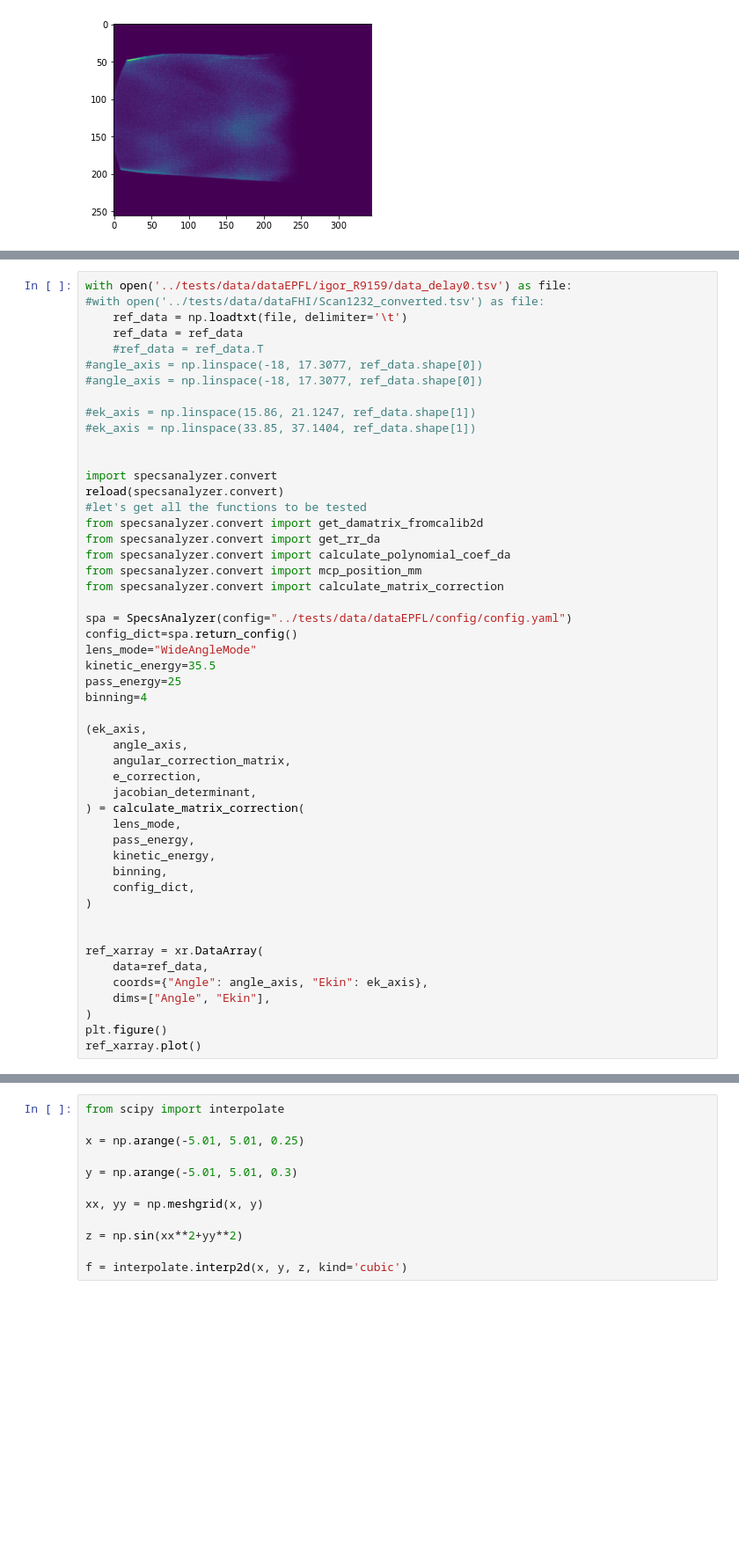
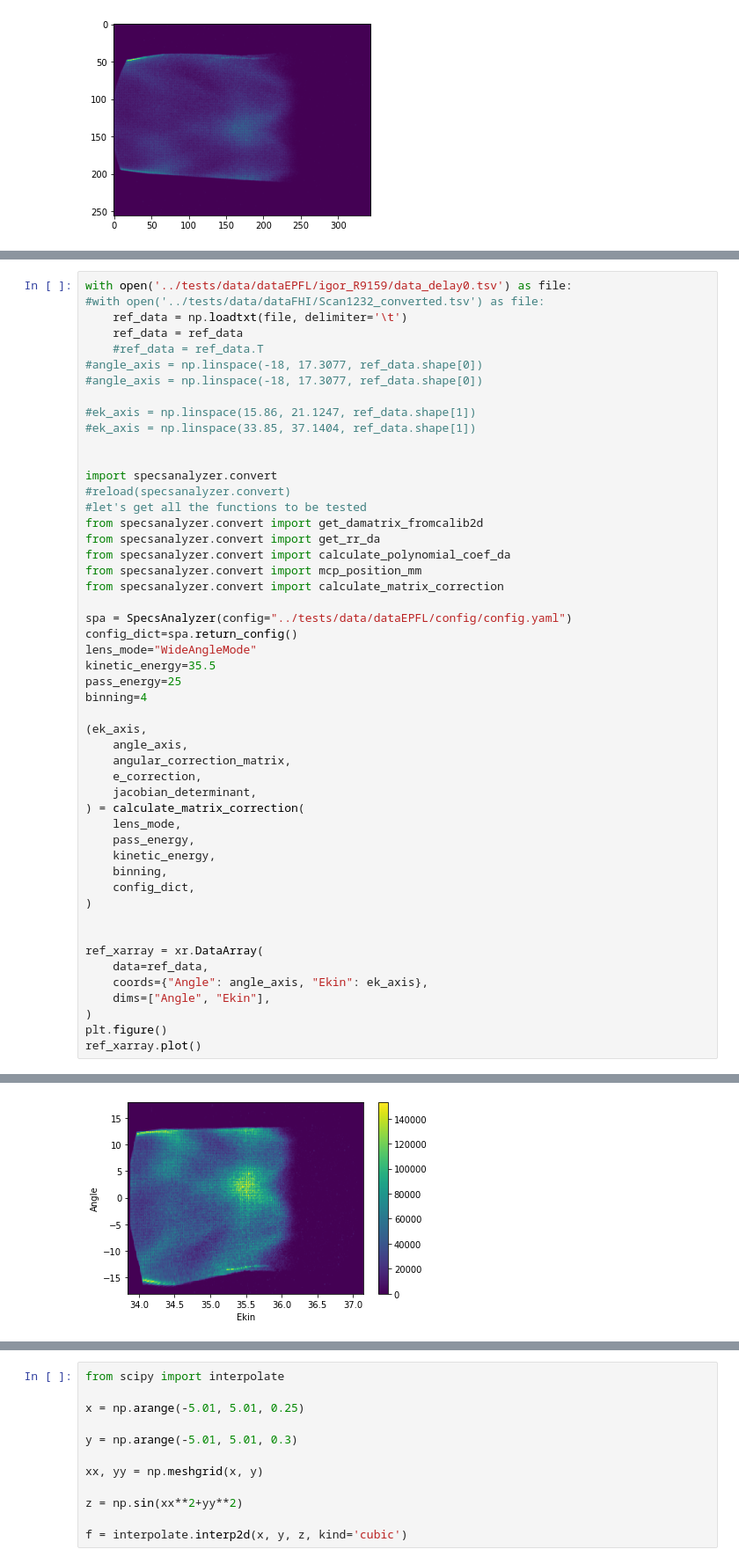
Before and after one commit to OpenCOMPES/specsanalyzer, a Jupyter notebook: tutorial/test.ipynb, the cells around one changed output, grey strips where cells are left out. Shown at 88% size. Drawn from its saved outputs; the diff is of its cells as text; blank space fills up the shorter version.

```diff
--- a/tutorial/test.ipynb
+++ b/tutorial/test.ipynb
@@ -56,7 +64,7 @@ with open('../tests/data/dataEPFL/igor_R9159/data_delay0.tsv') as file:
 
 
 import specsanalyzer.convert
-reload(specsanalyzer.convert)
+#reload(specsanalyzer.convert)
 #let's get all the functions to be tested
 from specsanalyzer.convert import get_damatrix_fromcalib2d
 from specsanalyzer.convert import get_rr_da
@@ -92,3 +100,4 @@ ref_xarray = xr.DataArray(
 )
 plt.figure()
 ref_xarray.plot()
+# %% [output]
@@ -95,3 +109,4 @@ ref_xarray.plot()
+[figure, added]
 # %%
 #ref_xarray_reint=ref_xarray.interp_like(res_xarray)
 #ff_xarray = (res_xarray - ref_xarray_reint)/
```
Also changed, not shown: parts of 14 cells of this notebook, 4 other files.
